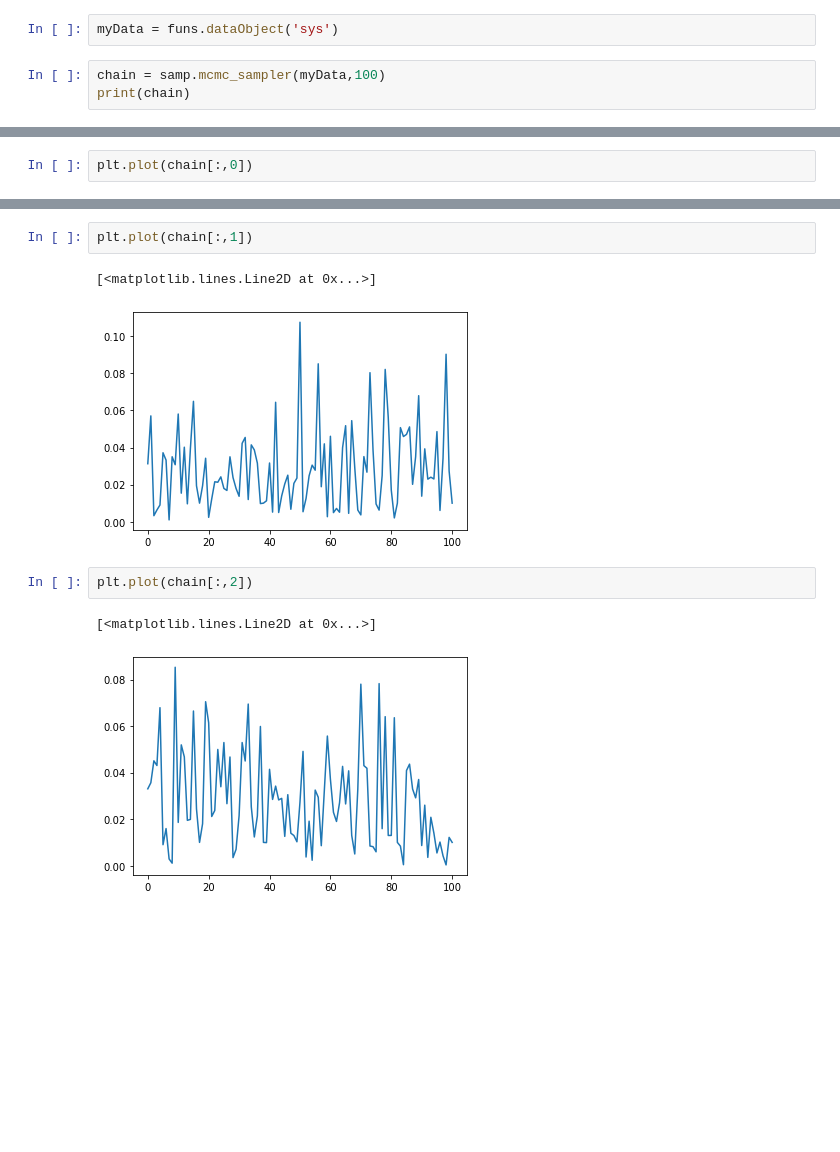
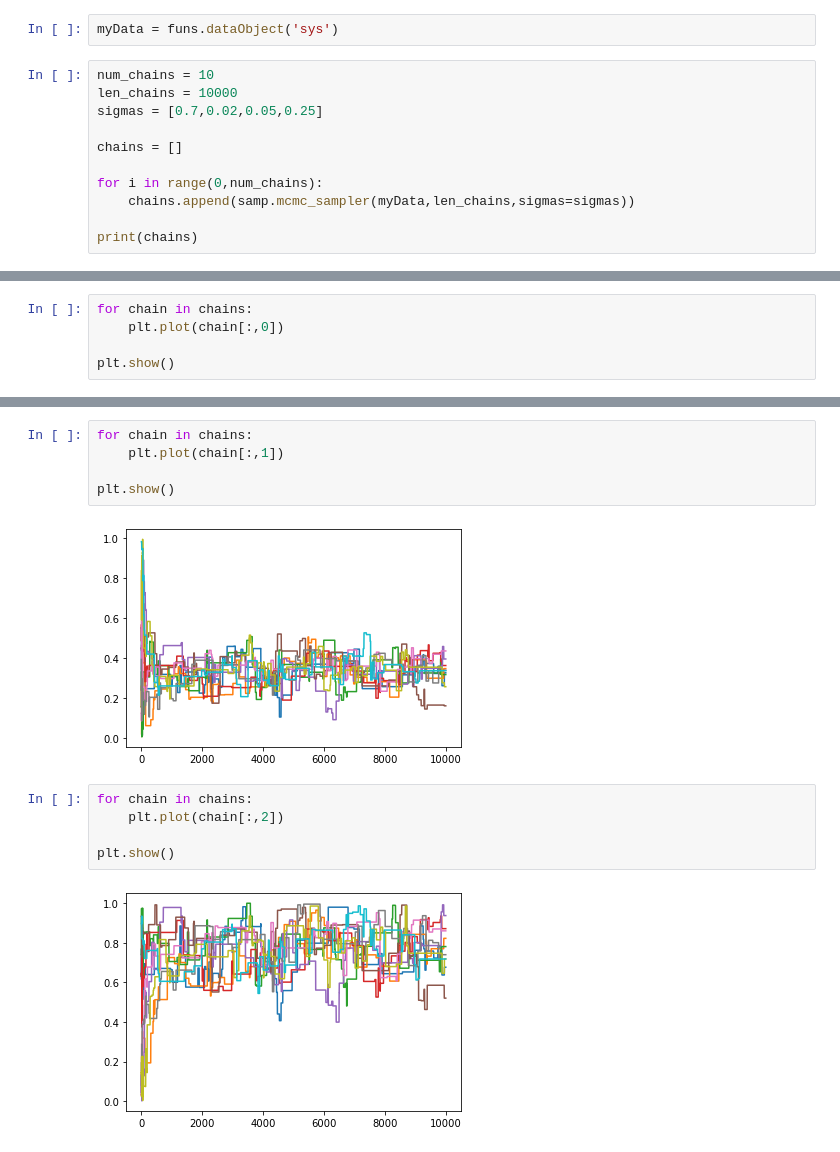
Before and after one commit to josephmlev/group1Project_250, a Jupyter notebook: MCMC_Testing.ipynb, the cells around one changed output, grey strips where cells are left out. Saved outputs shown, nothing was run; the diff lists cells and outputs as text; blank space fills up the shorter version.

Commit message:
Finished sampler, chains seem to be converging

```diff
--- a/MCMC_Testing.ipynb
+++ b/MCMC_Testing.ipynb
@@ -9,6 +9,14 @@ import numpy.random as rand
 # %%
 myData = funs.dataObject('sys')
 # %%
-chain = samp.mcmc_sampler(myData,100)
-print(chain)
+num_chains = 10
+len_chains = 10000
+sigmas = [0.7,0.02,0.05,0.25]
+
+chains = []
+
+for i in range(0,num_chains):
+    chains.append(samp.mcmc_sampler(myData,len_chains,sigmas=sigmas))
+
+print(chains)
 # %% [output]
@@ -32,3 +40,6 @@ accept
 # %%
-plt.plot(chain[:,0])
+for chain in chains:
+    plt.plot(chain[:,0])
+
+plt.show()
 # %% [output]
@@ -37,11 +47,15 @@ plt.plot(chain[:,0])
 # %%
-plt.plot(chain[:,1])
+for chain in chains:
+    plt.plot(chain[:,1])
+
+plt.show()
 # %% [output]
-[<matplotlib.lines.Line2D at 0x...>]
-[figure, old version]
+[figure, new version]
 # %%
-plt.plot(chain[:,2])
+for chain in chains:
+    plt.plot(chain[:,2])
+
+plt.show()
 # %% [output]
-[<matplotlib.lines.Line2D at 0x...>]
-[figure, old version]
+[figure, new version]
 # %%
```
Also changed, not shown: parts of 6 cells of this notebook, 1 other file.
